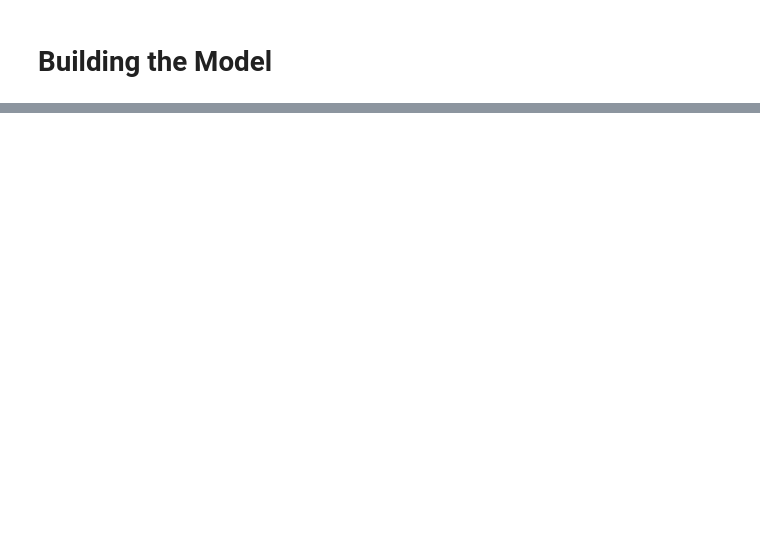
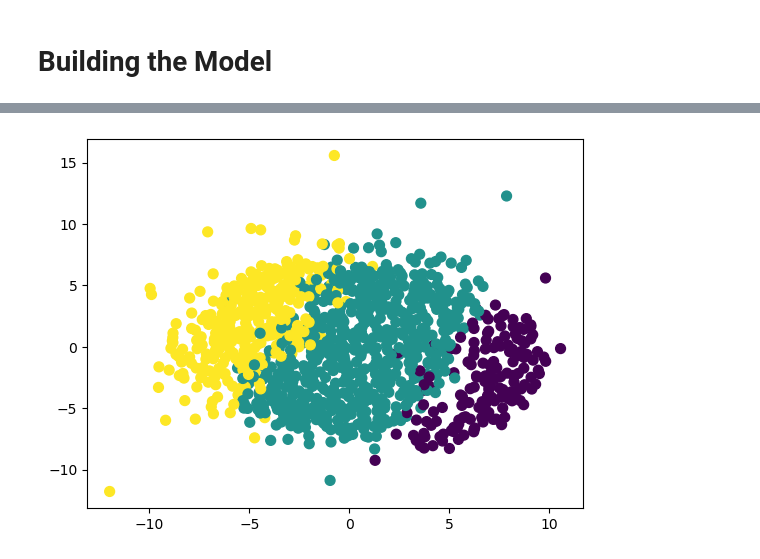
Before and after one commit to AyujVerma/Credit-Score-Classifier, a Jupyter notebook: credit_score.ipynb, the cells around one changed output, grey strips where cells are left out. Cells and saved outputs as stored; diff of their text form; code cells hidden in the pictures; blank space fills up the shorter version.

```diff
--- a/credit_score.ipynb
+++ b/credit_score.ipynb
@@ -1145,9 +1154,12 @@ param_grid = {
     'pca__n_components': list(range(20, 25)),
     'knn__n_neighbors': list(range(4, 7))
 }
+
 grid_search = GridSearchCV(pipeline, param_grid, cv = 5, n_jobs = -1)
-grid_search.fit(data, labels)
+y_pred = cross_val_predict(grid_search, downsampled_data, labels, cv = 10)
 
-nested_score = cross_val_score(grid_search, data, labels, cv = 5)
-print("Accuracy: ", nested_score.mean() * 100)
+accuracy = accuracy_score(labels, y_pred)
+print("Accuracy:", accuracy)
+print("Classification Report:")
+print(classification_report(labels, y_pred))
 # %% [output]
@@ -1218,8 +1252,13 @@ params = {"max_depth": list(range(5, 10)),
           "min_samples_leaf": [70, 75, 80],
           "max_features": ["sqrt", "log2"]
          }
-grid_search = GridSearchCV(clf, params, cv = 5, scoring = 'accuracy', n_jobs = -1)
-grid_search.fit(data, labels)
-print(grid_search.best_params_)
-print("Accuracy: ", grid_search.best_score_*100)
+grid_search = GridSearchCV(pipeline, param_grid, cv = 5, n_jobs = -1)
+with warnings.catch_warnings():
+    warnings.simplefilter("ignore")
+    y_pred = cross_val_predict(grid_search, downsampled_data, labels, cv = 10)
+
+accuracy = accuracy_score(labels, y_pred)
+print("Accuracy:", accuracy)
+print("Classification Report:")
+print(classification_report(labels, y_pred))
 # %% [output]
@@ -1227,0 +1327,20 @@ Accuracy:  69.35856646804773
+# %%
+import random
+from sklearn.manifold import MDS
+
+def scatter(data, labels, numPoints = 300):
+
+    numEntries = data.shape[0]
+    start = random.randint(0, numEntries - numPoints)
+    end = start + numPoints
+    data = data.iloc[start:end, :]
+    labels = labels.iloc[start:end]
+
+    mds = MDS(n_components=2)
+    mds_data = mds.fit_transform(data)
+    plt.scatter(mds_data[:, 0], mds_data[:, 1], c=labels, s=50)
+    plt.show()
+
+scatter(pca_df, pd.Series(y_pred))
+# %% [output]
+[figure, added]
```
Also changed, not shown: parts of 10 cells of this notebook.
